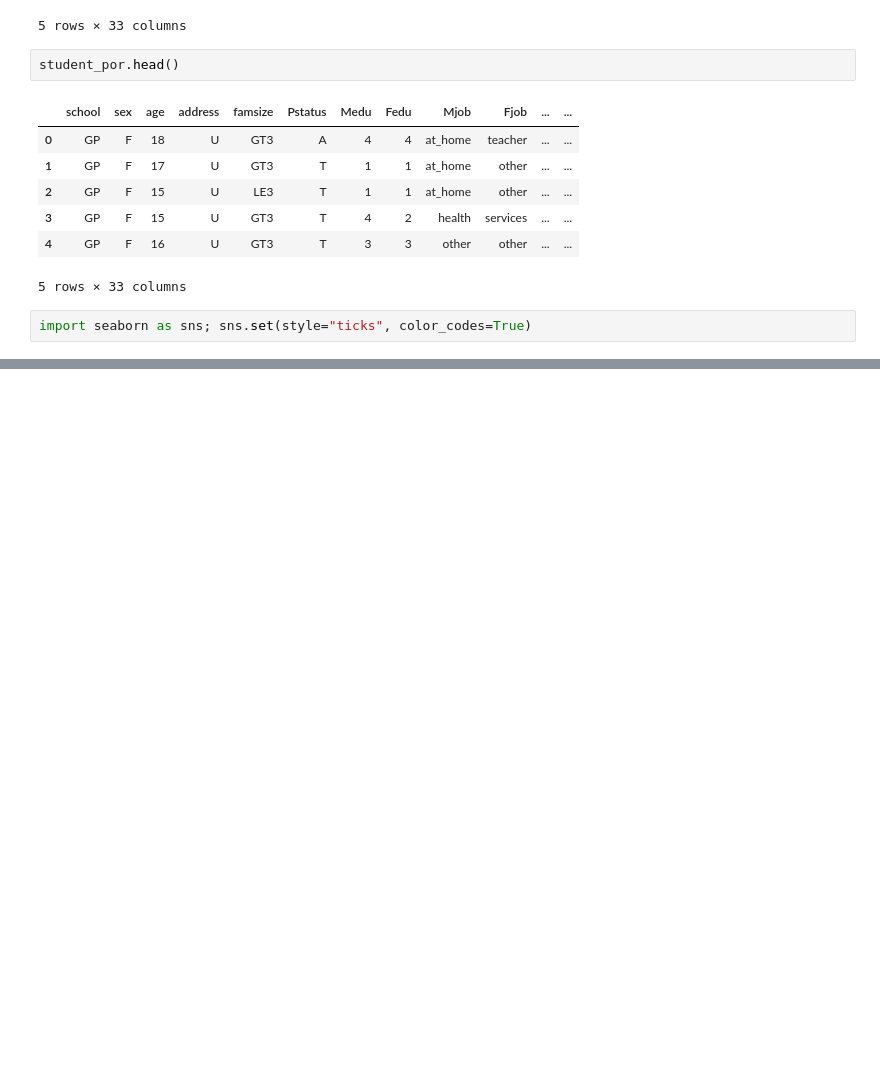
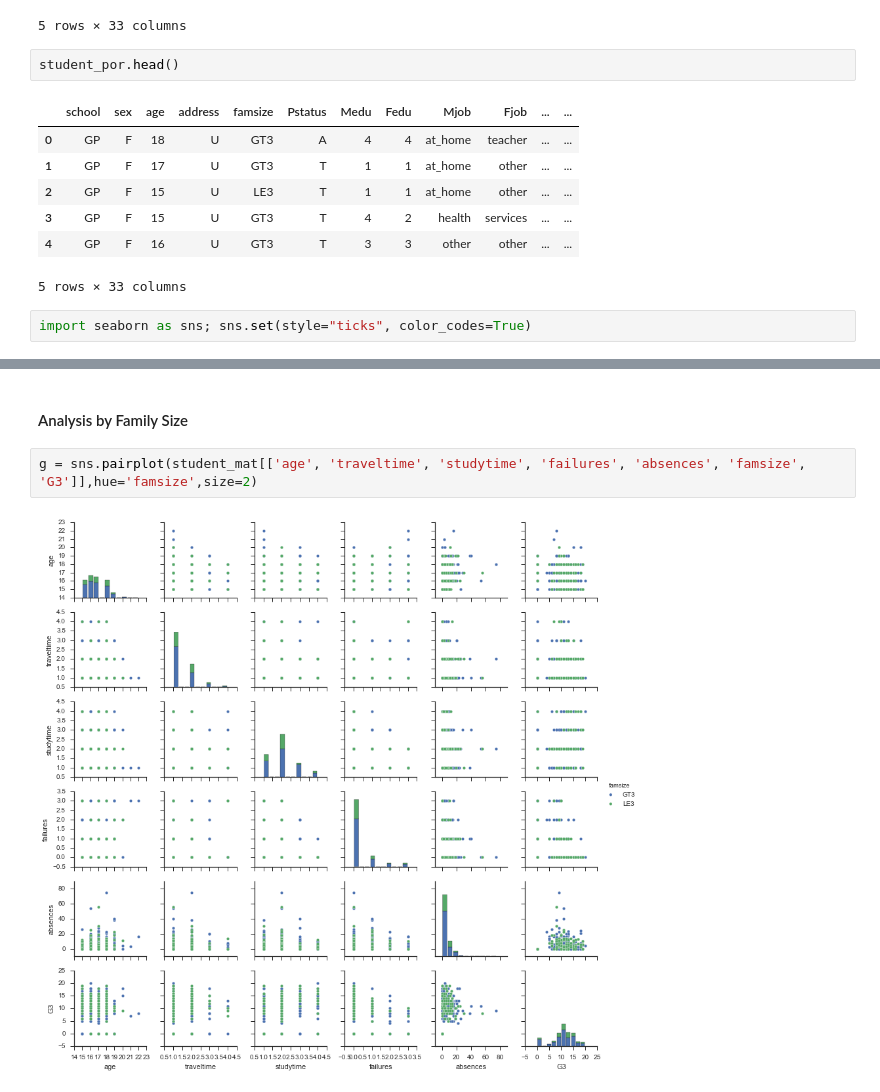
Before and after one commit to student-performance-prediction/notebooks, a Jupyter notebook: 02_Explore.ipynb, the cells around one changed output, grey strips where cells are left out. Cells and saved outputs as stored; diff of their text form; blank space fills up the shorter version.

```diff
--- a/02_Explore.ipynb
+++ b/02_Explore.ipynb
@@ -49,0 +61,6 @@ g = sns.pairplot(student_mat,hue="sex")
+# %% [markdown]
+#### Analysis by Family Size
+# %%
+g = sns.pairplot(student_mat[['age', 'traveltime', 'studytime', 'failures', 'absences', 'famsize', 'G3']],hue='famsize',size=2)
+# %% [output]
+[figure, added]
```
Also changed, not shown: parts of 13 cells of this notebook.
